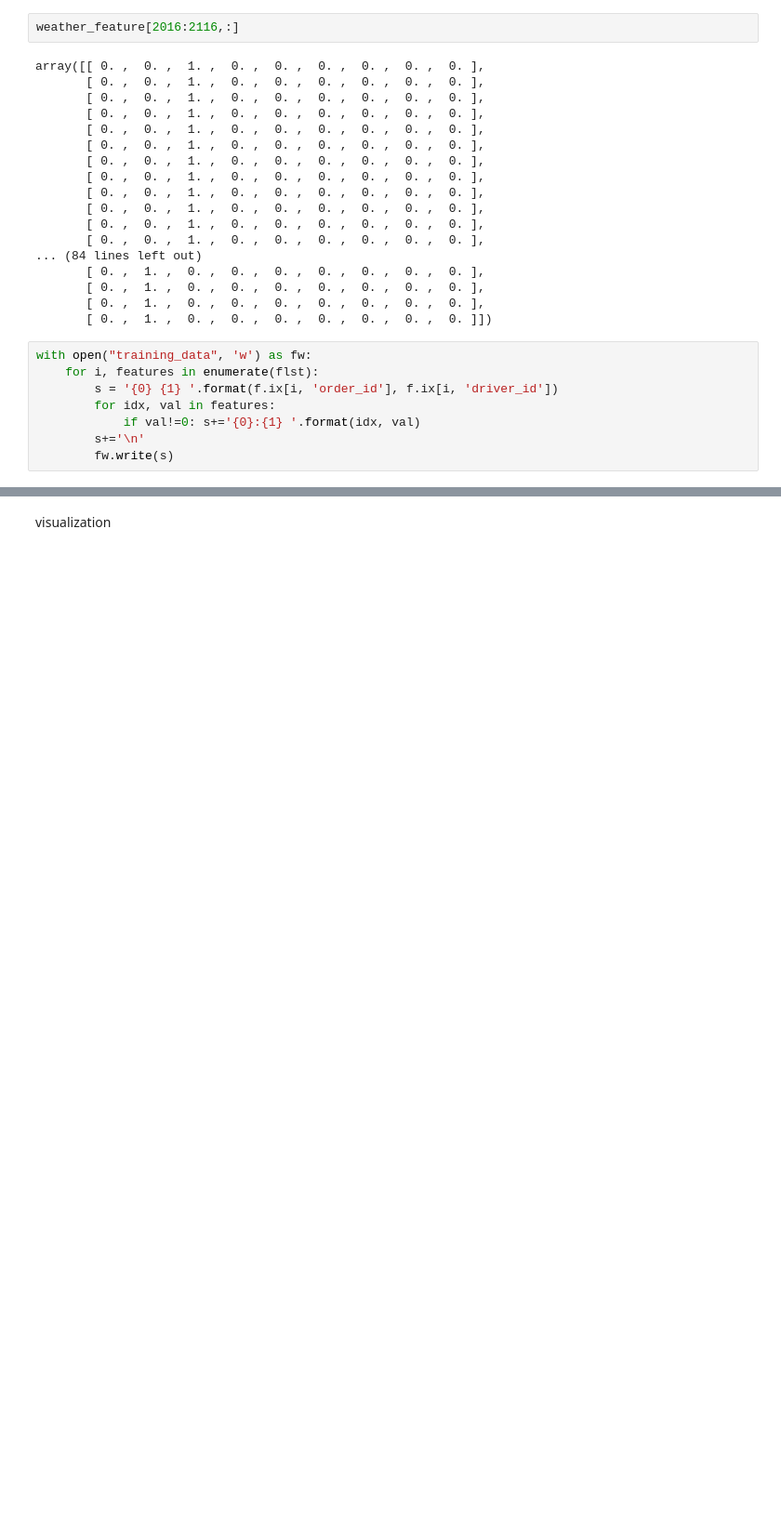
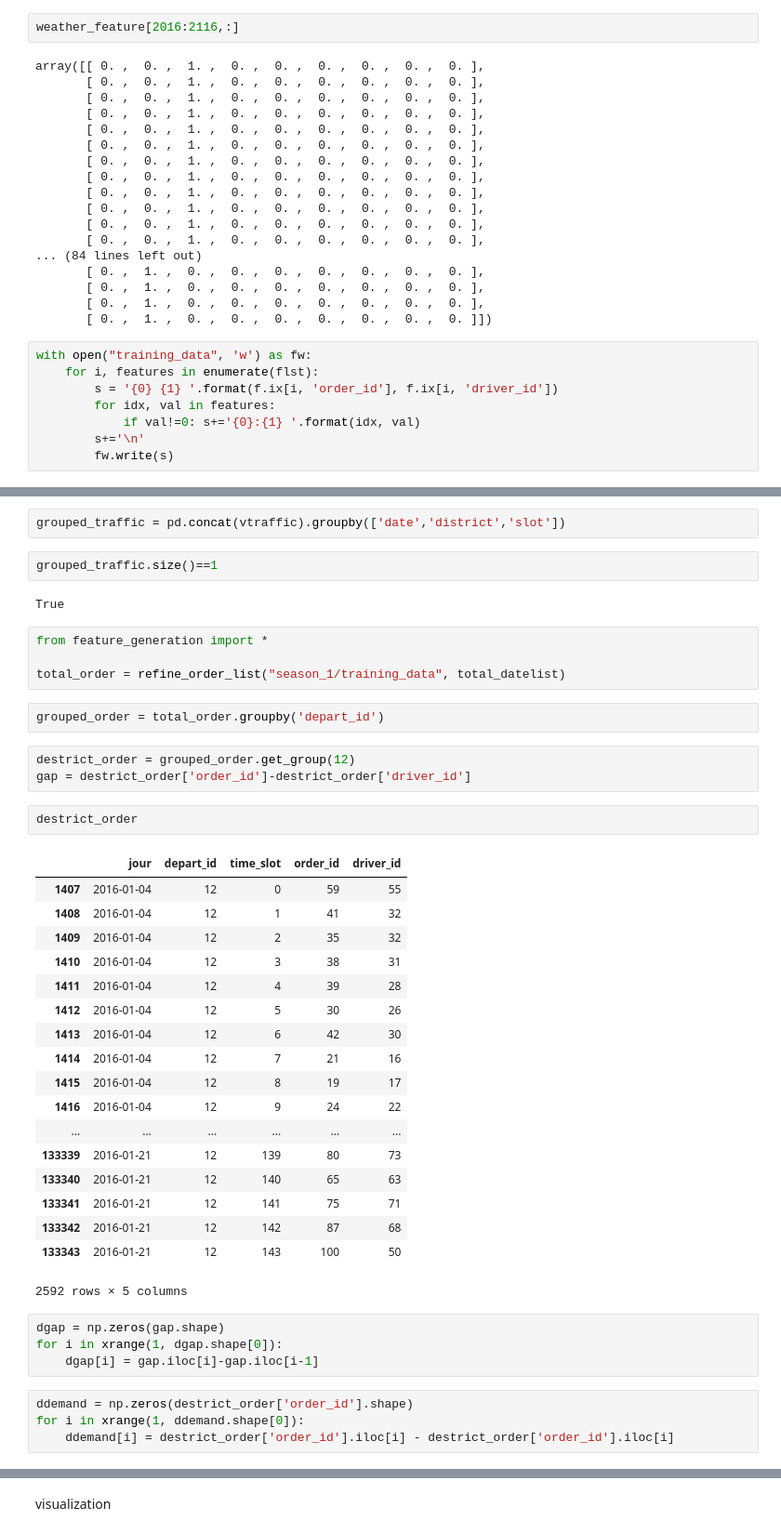
Before and after one commit to wattlebird/ditech, a Jupyter notebook: Feature_extraction_playground.ipynb, the cells around one changed output, grey strips where cells are left out. Shown at 93% size. Saved outputs shown, nothing was run; the diff lists cells and outputs as text; blank space fills up the shorter version.

```diff
--- a/Feature_extraction_playground.ipynb
+++ b/Feature_extraction_playground.ipynb
@@ -243,0 +262,44 @@ with open("training_data", 'w') as fw:
+# %%
+grouped_traffic = pd.concat(vtraffic).groupby(['date','district','slot'])
+# %%
+grouped_traffic.size()==1
+# %% [output]
+True
+# %%
+from feature_generation import *
+
+total_order = refine_order_list("season_1/training_data", total_datelist)
+# %%
+grouped_order = total_order.groupby('depart_id')
+# %%
+destrict_order = grouped_order.get_group(12)
+gap = destrict_order['order_id']-destrict_order['driver_id']
+# %%
+destrict_order
+# %% [output]
+|  | jour | depart_id | time_slot | order_id | driver_id |
+| 1407 | 2016-01-04 | 12 | 0 | 59 | 55 |
+| 1408 | 2016-01-04 | 12 | 1 | 41 | 32 |
+| 1409 | 2016-01-04 | 12 | 2 | 35 | 32 |
+| 1410 | 2016-01-04 | 12 | 3 | 38 | 31 |
+| 1411 | 2016-01-04 | 12 | 4 | 39 | 28 |
+| 1412 | 2016-01-04 | 12 | 5 | 30 | 26 |
+| 1413 | 2016-01-04 | 12 | 6 | 42 | 30 |
+| 1414 | 2016-01-04 | 12 | 7 | 21 | 16 |
+| 1415 | 2016-01-04 | 12 | 8 | 19 | 17 |
+| 1416 | 2016-01-04 | 12 | 9 | 24 | 22 |
+| ... | ... | ... | ... | ... | ... |
+| 133339 | 2016-01-21 | 12 | 139 | 80 | 73 |
+| 133340 | 2016-01-21 | 12 | 140 | 65 | 63 |
+| 133341 | 2016-01-21 | 12 | 141 | 75 | 71 |
+| 133342 | 2016-01-21 | 12 | 142 | 87 | 68 |
+| 133343 | 2016-01-21 | 12 | 143 | 100 | 50 |
+2592 rows × 5 columns
+# %%
+dgap = np.zeros(gap.shape)
+for i in xrange(1, dgap.shape[0]):
+    dgap[i] = gap.iloc[i]-gap.iloc[i-1]
+# %%
+ddemand = np.zeros(destrict_order['order_id'].shape)
+for i in xrange(1, ddemand.shape[0]):
+    ddemand[i] = destrict_order['order_id'].iloc[i] - destrict_order['order_id'].iloc[i]
```
Also changed, not shown: parts of 19 cells of this notebook, 4 other files.
